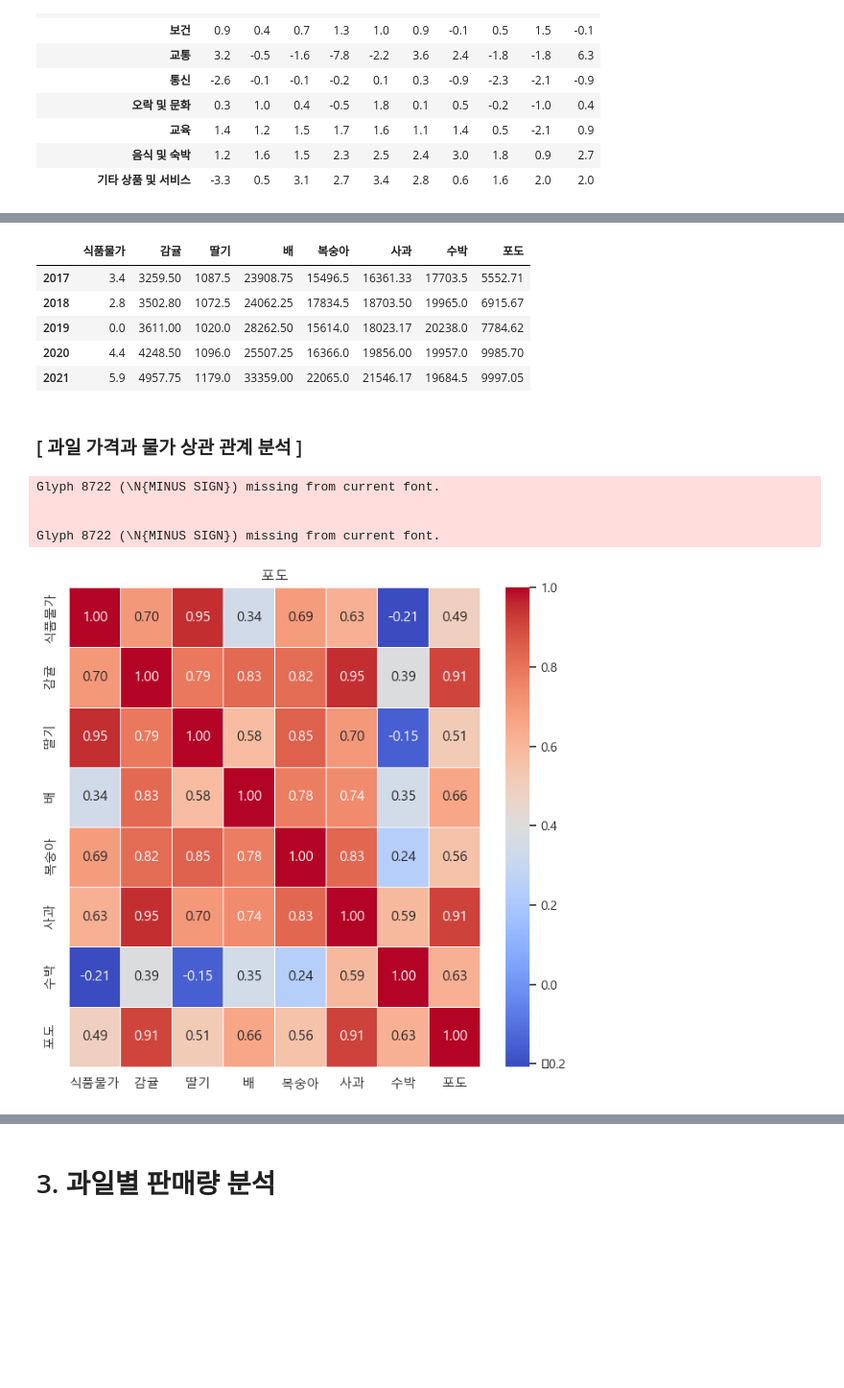
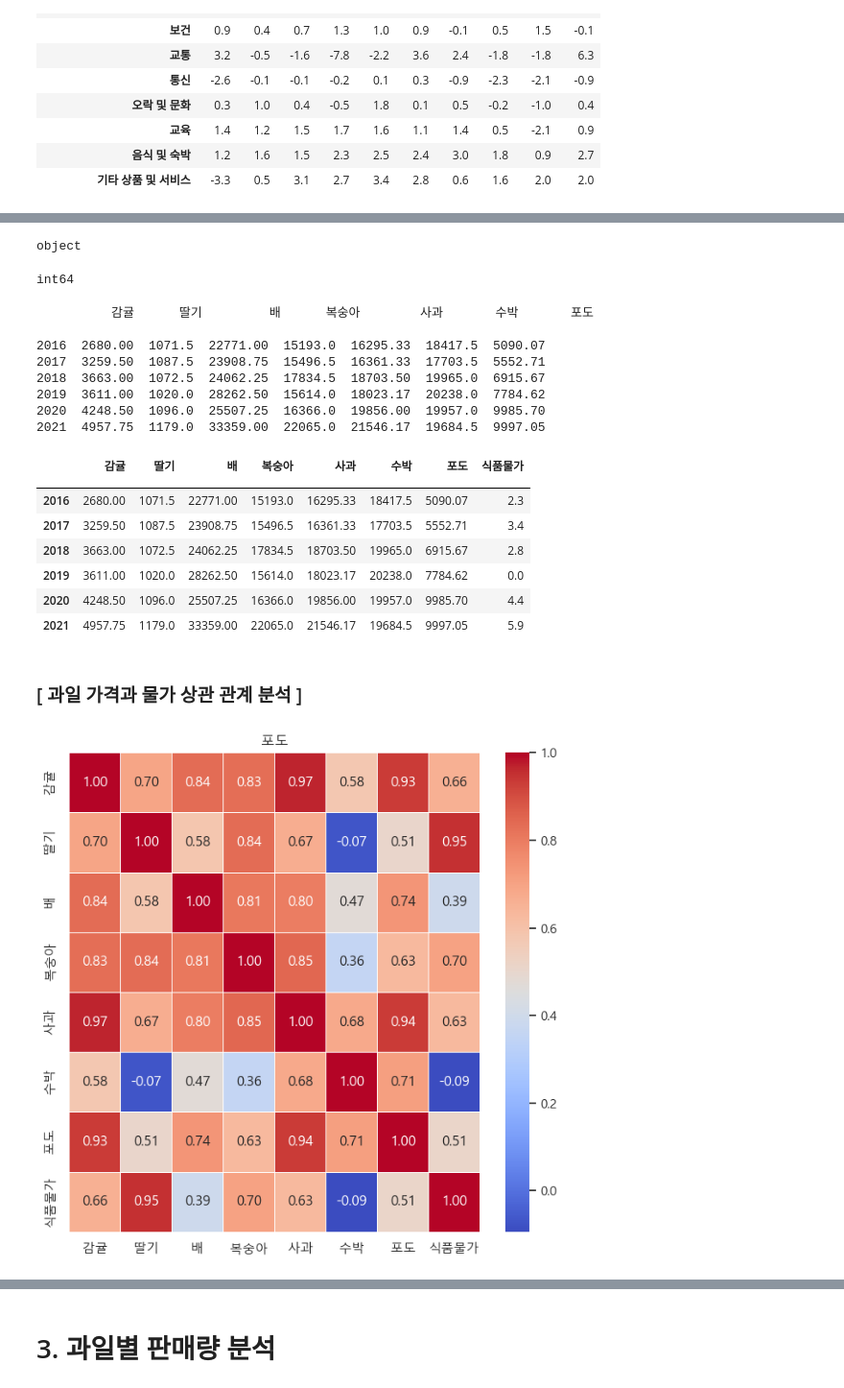
Before and after one commit to jdawoony/big-data-analytics, a Jupyter notebook: 데이터분석 (국내 과일 시장과 소비 분석).ipynb, the cells around one changed output, grey strips where cells are left out. Shown at 96% size. Cells and saved outputs as stored; diff of their text form; code cells hidden in the pictures; blank space fills up the shorter version.

```diff
--- a/데이터분석 (국내 과일 시장과 소비 분석).ipynb
+++ b/데이터분석 (국내 과일 시장과 소비 분석).ipynb
@@ -809,6 +781,6 @@ price
 | 기타 상품 및 서비스 | -3.3 | 0.5 | 3.1 | 2.7 | 3.4 | 2.8 | 0.6 | 1.6 | 2.0 | 2.0 |
 # %%
 # 필요한 데이터만 추출
-price_df = price.loc[['식료품/비주류음료'],'2017':]
+price_df = price.loc[['식료품/비주류음료'],'2016':]
 price_df
 # %% [output]
@@ -834,31 +816,60 @@ price_df = price_df.rename(columns={'식료품/비주류음료':'식품물가'})
+# %%
+# 인덱스 데이터 타입 확인
+price_comp_df = price_df.copy()
+price_comp_df
+print(price_comp_df.index.dtype)
+# %% [output]
+object
+# %%
+# 인덱스 데이터 타입 변경
+price_comp_df.index = price_comp_df.index.astype(int)
+print(price_comp_df.index.dtype)
+# %% [output]
+int64
 # %%
-# 과일의 연평균가와 물가를 한 데이터프레임에 배치
-price_comp_df = price_df
+# 데이터 프레임 합치기
+new = pd.DataFrame()
+
+# 각 과일에 대한 평균가격 열 추가
 for fruit in fruits:
-    price_comp_df[fruit] = result.xs(fruit, level='과일이름')['연평균가']
+    new[fruit] = result.xs(fruit, level='과일이름')['평균가격']
 
-price_comp_df
+new.index.name = ''
+
+# 결과 출력
+print(new)
+
+result_df = pd.merge(new, price_comp_df, left_index=True, right_index=True, how='outer')
+
+# 결과 출력
+result_df
 # %% [output]
+          감귤      딸기         배      복숭아        사과       수박       포도
+
+2016  2680.00  1071.5  22771.00  15193.0  16295.33  18417.5  5090.07
+2017  3259.50  1087.5  23908.75  15496.5  16361.33  17703.5  5552.71
+2018  3663.00  1072.5  24062.25  17834.5  18703.50  19965.0  6915.67
+2019  3611.00  1020.0  28262.50  15614.0  18023.17  20238.0  7784.62
+2020  4248.50  1096.0  25507.25  16366.0  19856.00  19957.0  9985.70
+2021  4957.75  1179.0  33359.00  22065.0  21546.17  19684.5  9997.05
-|  | 식품물가 | 감귤 | 딸기 | 배 | 복숭아 | 사과 | 수박 | 포도 |
-| 2017 | 3.4 | 3259.50 | 1087.5 | 23908.75 | 15496.5 | 16361.33 | 17703.5 | 5552.71 |
-| 2018 | 2.8 | 3502.80 | 1072.5 | 24062.25 | 17834.5 | 18703.50 | 19965.0 | 6915.67 |
-| 2019 | 0.0 | 3611.00 | 1020.0 | 28262.50 | 15614.0 | 18023.17 | 20238.0 | 7784.62 |
-| 2020 | 4.4 | 4248.50 | 1096.0 | 25507.25 | 16366.0 | 19856.00 | 19957.0 | 9985.70 |
-| 2021 | 5.9 | 4957.75 | 1179.0 | 33359.00 | 22065.0 | 21546.17 | 19684.5 | 9997.05 |
+|  | 감귤 | 딸기 | 배 | 복숭아 | 사과 | 수박 | 포도 | 식품물가 |
+|  |  |  |  |  |  |  |  |  |
+| 2016 | 2680.00 | 1071.5 | 22771.00 | 15193.0 | 16295.33 | 18417.5 | 5090.07 | 2.3 |
+| 2017 | 3259.50 | 1087.5 | 23908.75 | 15496.5 | 16361.33 | 17703.5 | 5552.71 | 3.4 |
+| 2018 | 3663.00 | 1072.5 | 24062.25 | 17834.5 | 18703.50 | 19965.0 | 6915.67 | 2.8 |
+| 2019 | 3611.00 | 1020.0 | 28262.50 | 15614.0 | 18023.17 | 20238.0 | 7784.62 | 0.0 |
+| 2020 | 4248.50 | 1096.0 | 25507.25 | 16366.0 | 19856.00 | 19957.0 | 9985.70 | 4.4 |
+| 2021 | 4957.75 | 1179.0 | 33359.00 | 22065.0 | 21546.17 | 19684.5 | 9997.05 | 5.9 |
 # %% [markdown]
 ### [ 과일 가격과 물가 상관 관계 분석 ]
 # %%
 # 그래프 그리기
-correlation_matrix = price_comp_df.corr()
+correlation_matrix = result_df.corr()
 
 # 히트맵
 plt.figure(figsize=(8, 7.5))
 sns.heatmap(correlation_matrix, annot=True, cmap='coolwarm', fmt='.2f', linewidths=0.5)
 plt.title(fruit)
 plt.show()
 # %% [output]
-Glyph 8722 (\N{MINUS SIGN}) missing from current font.
-
-
-Glyph 8722 (\N{MINUS SIGN}) missing from current font.
-[figure, old version]
+[figure, new version]
```
Also changed, not shown: parts of 121 cells of this notebook, 13 other files.
